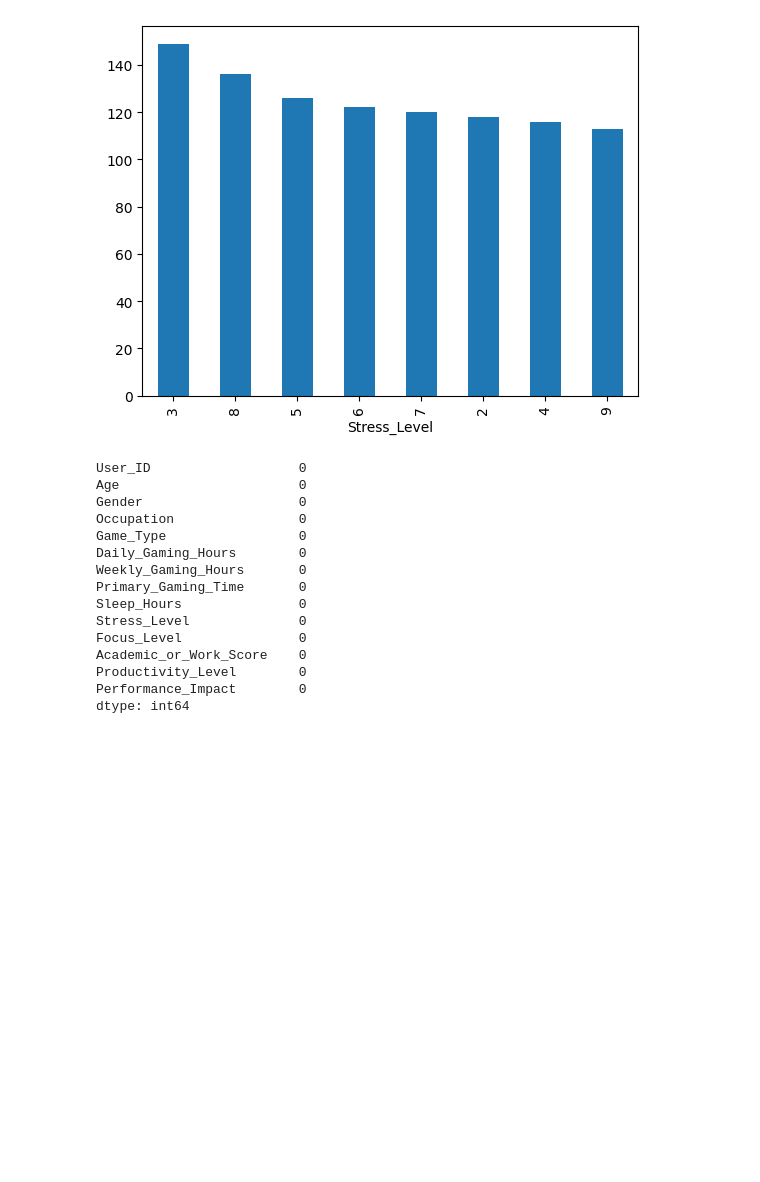
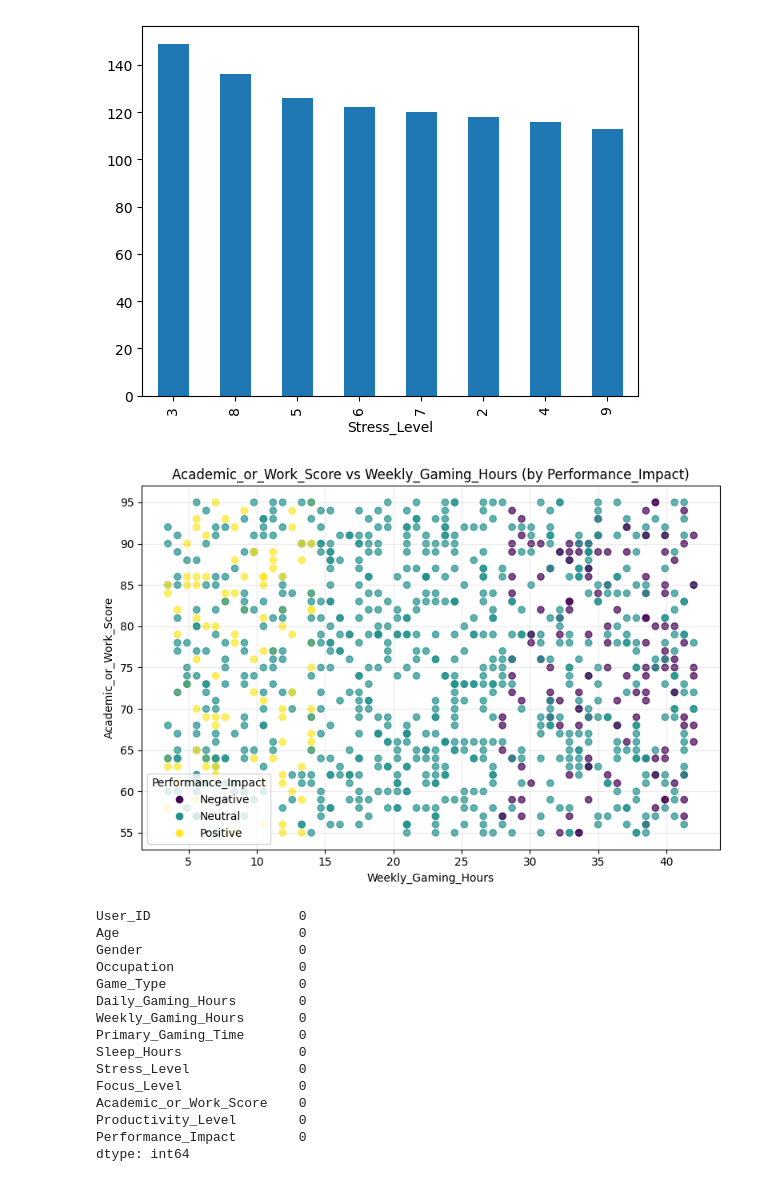
Before and after one commit to arencyya/data_project, a Jupyter notebook: Project.ipynb, the cells around one changed output. Saved outputs shown, nothing was run; the diff lists cells and outputs as text; code cells hidden in the pictures; blank space fills up the shorter version.

Commit message:
scatterplot added

```diff
--- a/Project.ipynb
+++ b/Project.ipynb
@@ -92,6 +92,36 @@ df["Stress_Level"].value_counts().plot(kind="bar")
 # %% [output]
 <Axes: xlabel='Stress_Level'>
 [figure]
+# %%
+x = "Weekly_Gaming_Hours"
+y = "Academic_or_Work_Score"
+hue = "Performance_Impact"
+
+# կատոգորիաները դարձնենք թվեր որպեսզի կարողանանք գունավորել
+cats = sorted(df[hue].dropna().unique().tolist())
+cat_to_code = {c:i for i,c in enumerate(cats)}
+codes = df[hue].map(cat_to_code).to_numpy()
+
+plt.figure(figsize=(8,5.5))
+sc = plt.scatter(df[x], df[y], c=codes, alpha=0.7)
+
+plt.xlabel(x)
+plt.ylabel(y)
+plt.title(f"{y} vs {x} (by {hue})")
+
+# մինի օկօշկա, լեգենդ
+handles, labels = [], []
+for c, i in cat_to_code.items():
+    handles.append(plt.Line2D([0],[0], marker='o', linestyle='', markersize=7,
+                              markerfacecolor=sc.cmap(sc.norm(i)), markeredgecolor='none'))
+    labels.append(c)
+
+plt.legend(handles, labels, title=hue, loc="best")
+plt.grid(True, alpha=0.25)
+plt.tight_layout()
+plt.show()
+# %% [output]
+[figure, added]
 # %%
 # տվյալների մաքրում
 # %%
```
Also changed, not shown: parts of 1 cell of this notebook.
